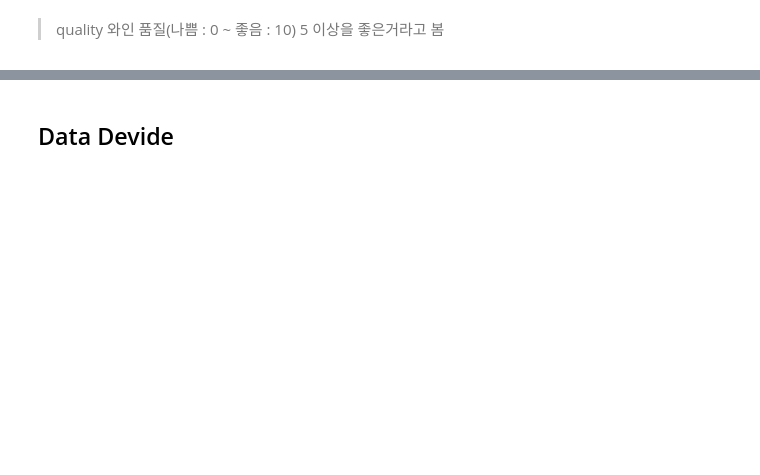
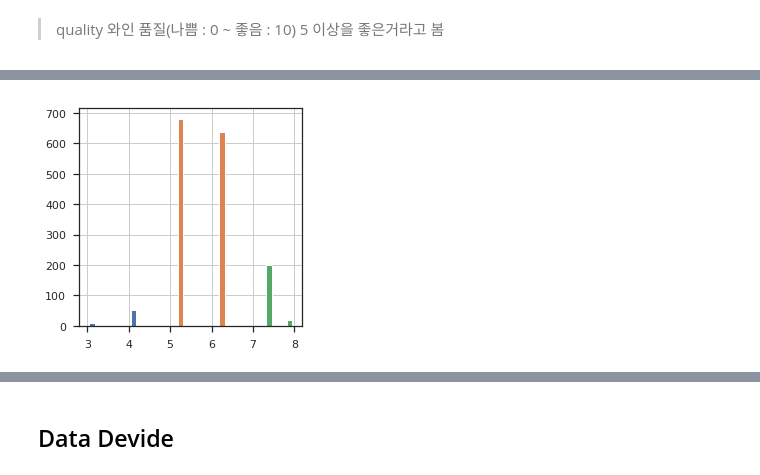
Before and after one commit to wonbae/wine-quality-sales, a Jupyter notebook: Redwine-analysis.ipynb, the cells around one changed output, grey strips where cells are left out. Saved outputs shown, nothing was run; the diff lists cells and outputs as text; code cells hidden in the pictures; blank space fills up the shorter version.

```diff
--- a/Redwine-analysis.ipynb
+++ b/Redwine-analysis.ipynb
@@ -279,10 +356,12 @@ y1.head(10)
 # %%
 # ax = y1.plot.hist(color='gray')
 # ax.set_title('Wine quality distribution', fontsize=14)
 # ax.set_xlabel('aggregated target value')
 
-y1.hist(figsize=(4,4), color='gray')
+res.hist(figsize=(4,4))
 plt.show()
+# %% [output]
+[figure, added]
 # %%
 f, ax = plt.subplots(1,2,figsize=(12,6))#도화지
 
```
Also changed, not shown: parts of 33 cells of this notebook.
